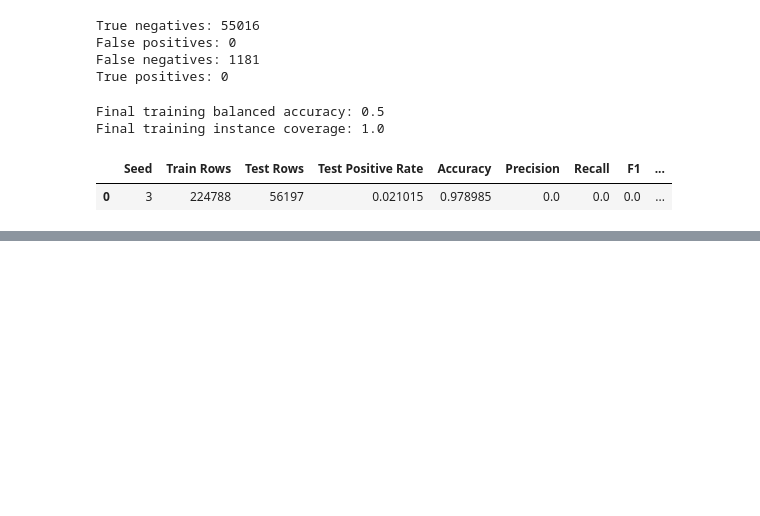
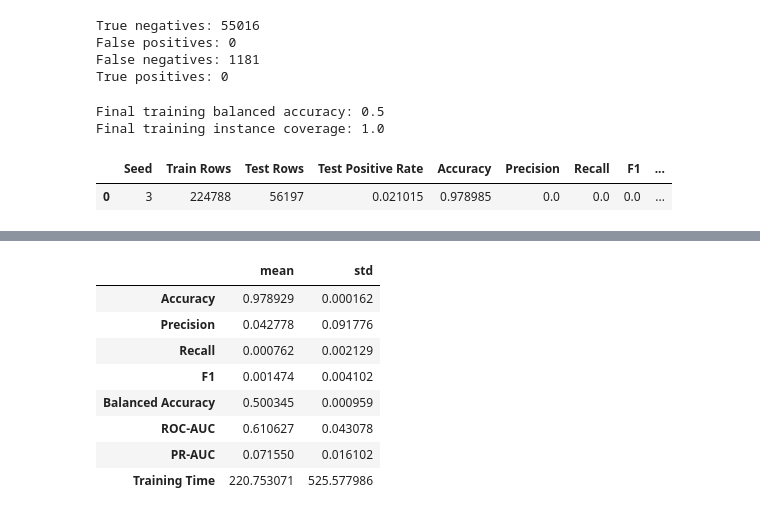
Before and after one commit to fatehbhular/Heart-Disease-Prediction-Model, a Jupyter notebook: notebooks Phase 2/Task_2_Original_LCS_System_on_Raw_Dataset.ipynb, the cells around one changed output, grey strips where cells are left out. Cells and saved outputs as stored; diff of their text form; code cells hidden in the pictures; blank space fills up the shorter version.

```diff
--- a/notebooks Phase 2/Task_2_Original_LCS_System_on_Raw_Dataset.ipynb
+++ b/notebooks Phase 2/Task_2_Original_LCS_System_on_Raw_Dataset.ipynb
@@ -461,0 +681,29 @@ single_run_summary
+# %%
+metric_columns = [
+    "Accuracy",
+    "Precision",
+    "Recall",
+    "F1",
+    "Balanced Accuracy",
+    "ROC-AUC",
+    "PR-AUC",
+    "Training Time"
+]
+
+baseline_summary = baseline_results[
+    metric_columns
+].agg(
+    ["mean", "std"]
+).T
+
+baseline_summary
+# %% [output]
+|  | mean | std |
+| Accuracy | 0.978929 | 0.000162 |
+| Precision | 0.042778 | 0.091776 |
+| Recall | 0.000762 | 0.002129 |
+| F1 | 0.001474 | 0.004102 |
+| Balanced Accuracy | 0.500345 | 0.000959 |
+| ROC-AUC | 0.610627 | 0.043078 |
+| PR-AUC | 0.071550 | 0.016102 |
+| Training Time | 220.753071 | 525.577986 |
```
Also changed, not shown: parts of 8 cells of this notebook, 1 other file.
